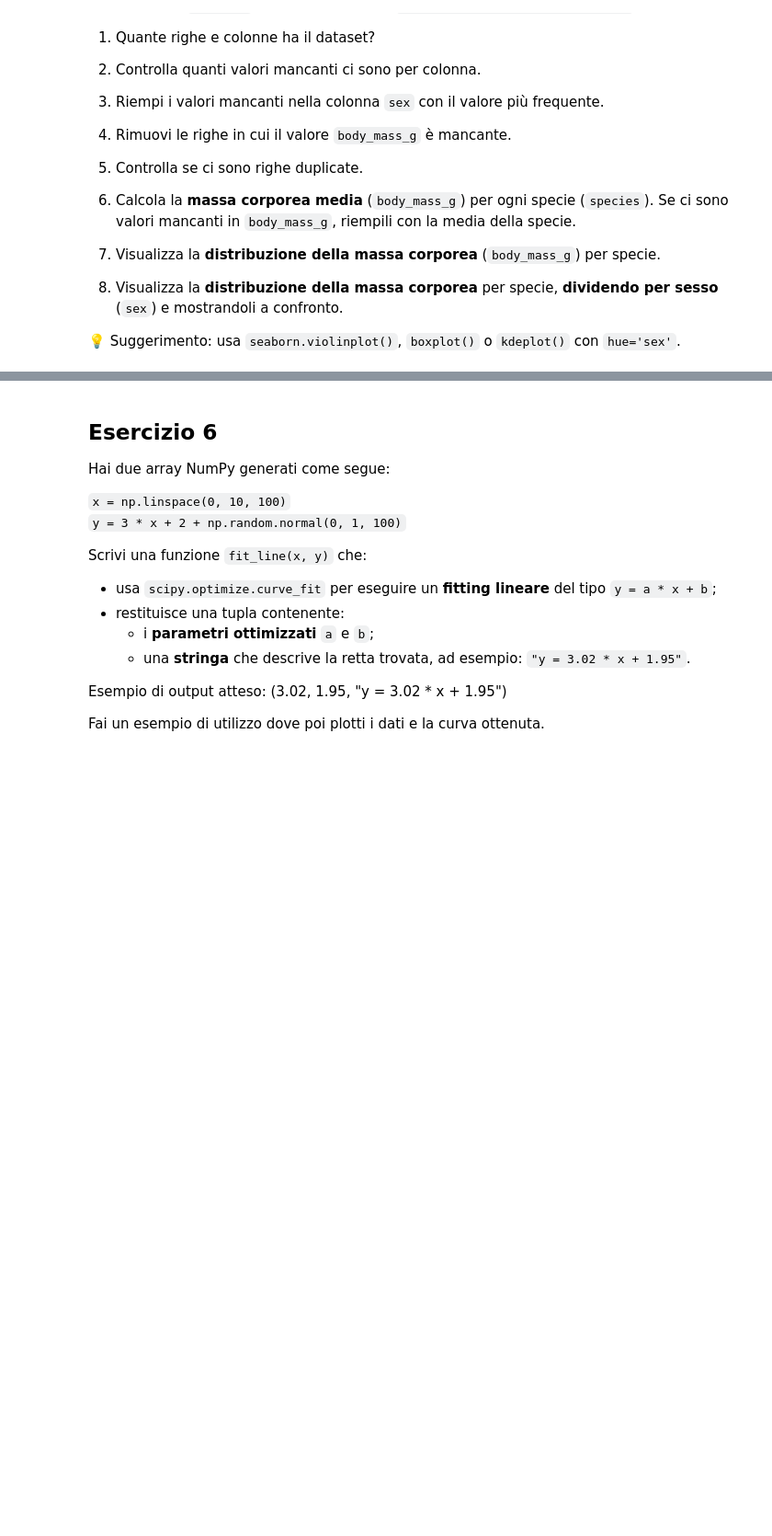
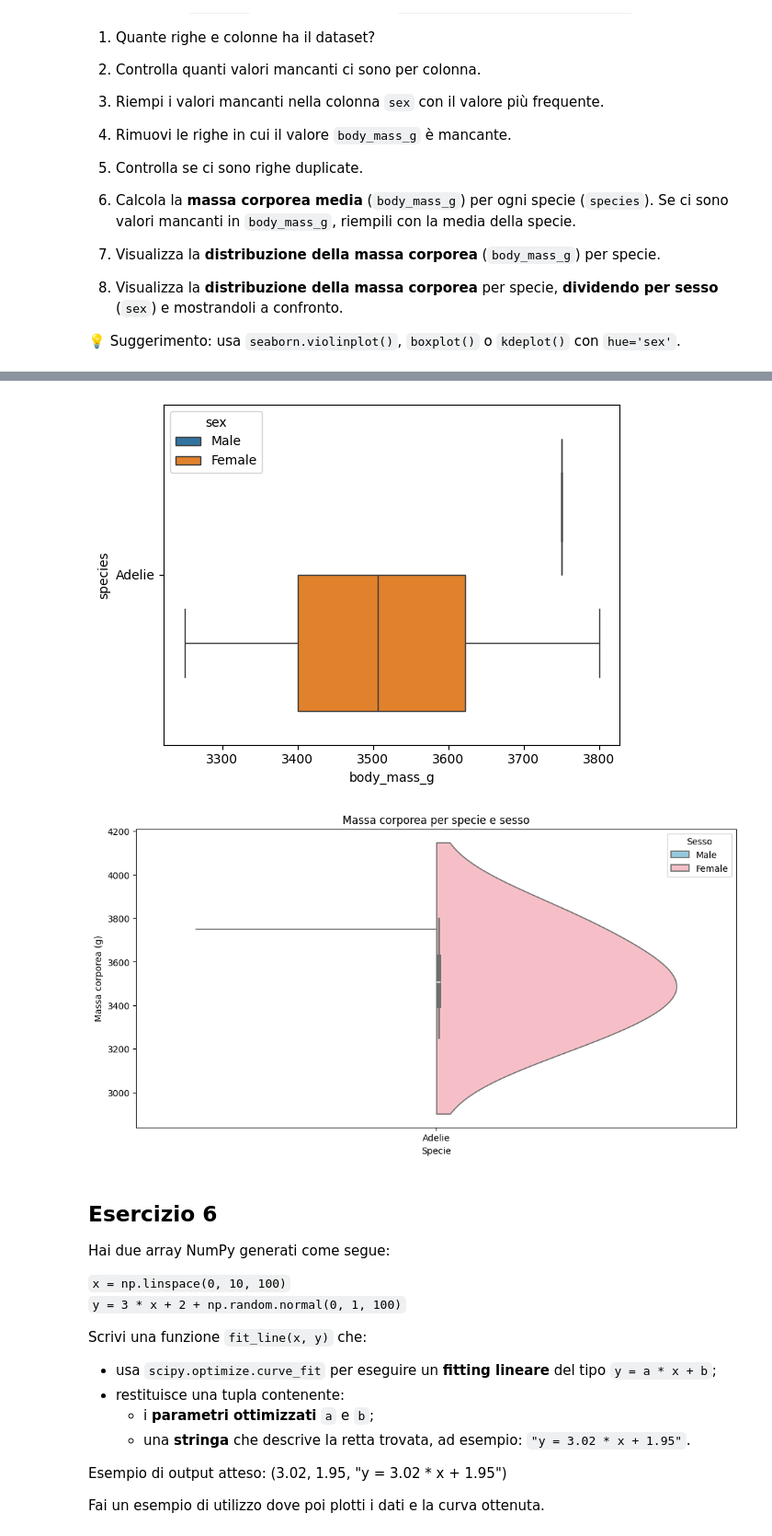
Before and after one commit to Armelle439/ProgrammingLab, a Jupyter notebook: simulazEsame (1).ipynb, the cells around one changed output, grey strips where cells are left out. Shown at 92% size. Drawn from its saved outputs; the diff is of its cells as text; code cells hidden in the pictures; blank space fills up the shorter version.

```diff
--- a/simulazEsame (1).ipynb
+++ b/simulazEsame (1).ipynb
@@ -204,3 +242,56 @@ Usa il dataset `penguins`, disponibile tramite `seaborn.load_dataset("penguins")
+# %%
+import seaborn as sns
+import numpy as np
+import pandas as pd
+from datasets import load_dataset
+import matplotlib.pyplot as plt
+# 1.
+df= sns.load_dataset("penguins").head()
+df
+# 2. numero di righe e colonne che ha il dataset
+df.shape
+# 3.  Riempi i valori mancanti nella colonna `sex` con il valore più frequente.
+df['sex']=df['sex'].fillna(df['sex'].mode()[0])
+df['sex'].isna().sum()
+# 4.  Rimuovi le righe in cui il valore `body_mass_g` è mancante.
+df.copy().dropna(subset=['body_mass_g'])
+# 5. Controlla se ci sono righe duplicate.
+df.duplicated()
+df.duplicated().sum()
+# 6 6. Calcola la **massa corporea media** (`body_mass_g`) per ogni specie (`species`).
+df.groupby('species')['body_mass_g'].mean()
+# Se ci sono valori mancanti in `body_mass_g`, riempili con la media della specie.
+df.copy()
+#df['body_mass_g']=df['body_mass_g'].fillna(df.groupby('species')['body_mass_g'].mean()).sum()
+#df['body_mass_g']
+df['body_mass_g'] = df.groupby('species')['body_mass_g'].transform(
+    lambda x: x.fillna(x.mean()))
+df['body_mass_g']
+
+# 7. Visualizza la **distribuzione della massa corporea** (`body_mass_g`) per specie.
+
+sns.boxplot(data=df, x='body_mass_g', y='species', hue='sex')
+plt.show()
+
+# 8.  Visualizza la **distribuzione della massa corporea** per specie,
+# **dividendo per sesso** (`sex`) e mostrandoli a confronto.
+plt.figure(figsize=(12, 6))
+sns.violinplot(
+    data=df,
+    x='species',
+    y='body_mass_g',
+    hue='sex',
+    split=True,
+    palette={'Male': 'skyblue', 'Female': 'lightpink'}
+)
+plt.title('Massa corporea per specie e sesso')
+plt.ylabel('Massa corporea (g)')
+plt.xlabel('Specie')
+plt.legend(title='Sesso')
+plt.show()
+# %% [output]
+[figure, added]
+[figure, added]
 # %% [markdown]
 ## Esercizio 6
 
```
Also changed, not shown: parts of 4 cells of this notebook.
